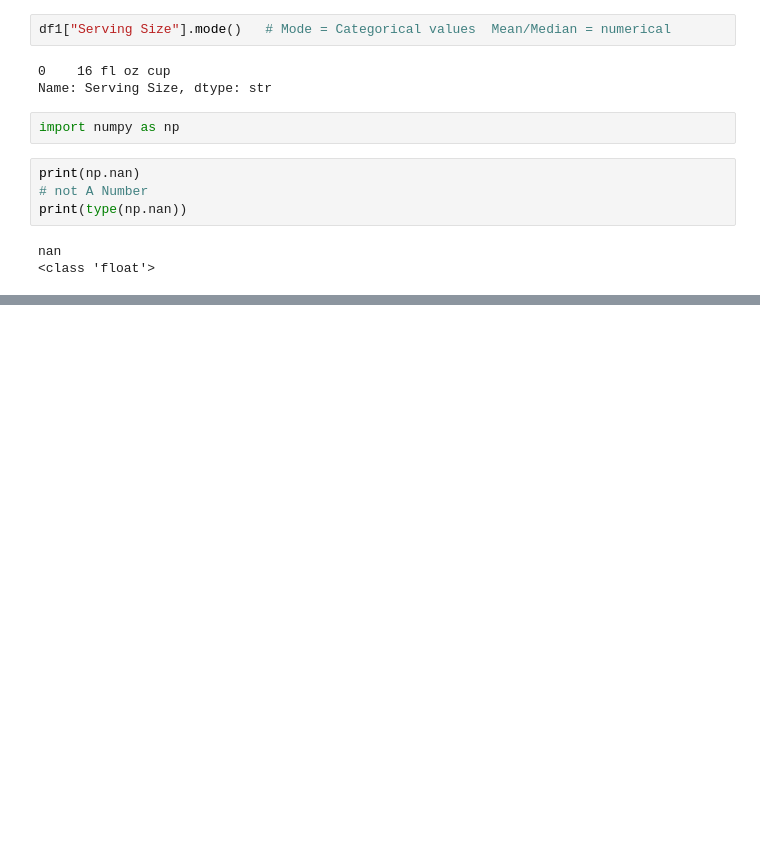
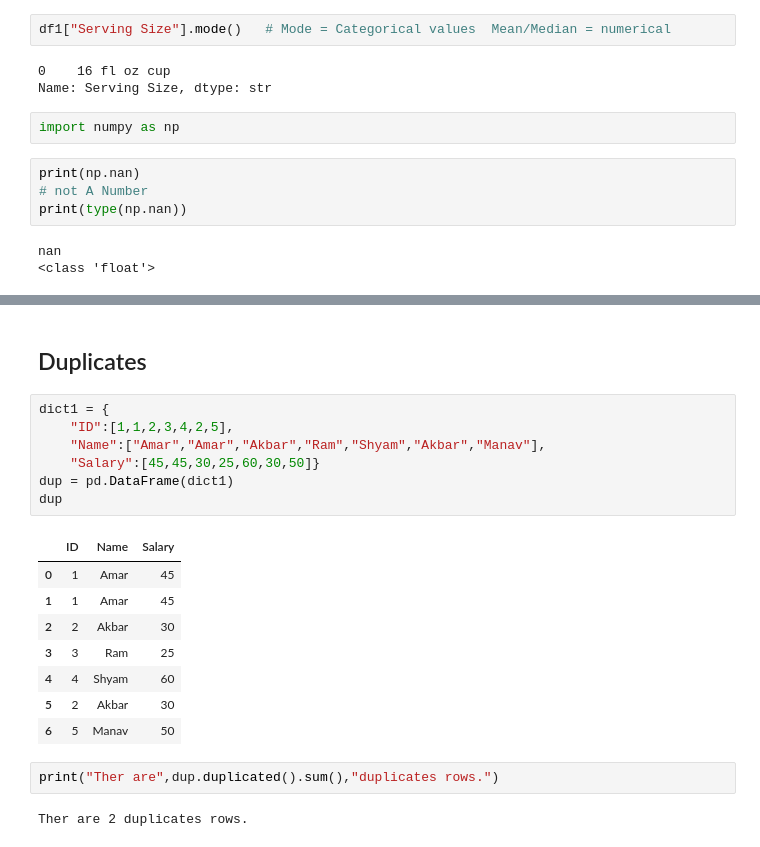
Before and after one commit to sanikamankar92/Python_Repository, a Jupyter notebook: Python3.ipynb, the cells around one changed output, grey strips where cells are left out. Saved outputs shown, nothing was run; the diff lists cells and outputs as text; blank space fills up the shorter version.

```diff
--- a/Python3.ipynb
+++ b/Python3.ipynb
@@ -582,0 +772,22 @@ nan
+# %% [markdown]
+## Duplicates
+# %%
+dict1 = {
+    "ID":[1,1,2,3,4,2,5],
+    "Name":["Amar","Amar","Akbar","Ram","Shyam","Akbar","Manav"],
+    "Salary":[45,45,30,25,60,30,50]}
+dup = pd.DataFrame(dict1)
+dup
+# %% [output]
+|  | ID | Name | Salary |
+| 0 | 1 | Amar | 45 |
+| 1 | 1 | Amar | 45 |
+| 2 | 2 | Akbar | 30 |
+| 3 | 3 | Ram | 25 |
+| 4 | 4 | Shyam | 60 |
+| 5 | 2 | Akbar | 30 |
+| 6 | 5 | Manav | 50 |
+# %%
+print("Ther are",dup.duplicated().sum(),"duplicates rows.")
+# %% [output]
+Ther are 2 duplicates rows.
```
Also changed, not shown: parts of 48 cells of this notebook.
